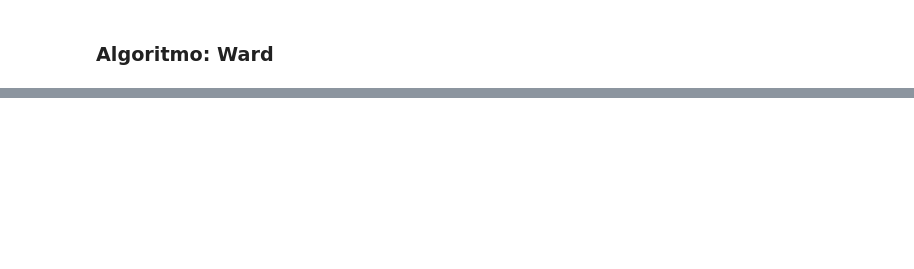
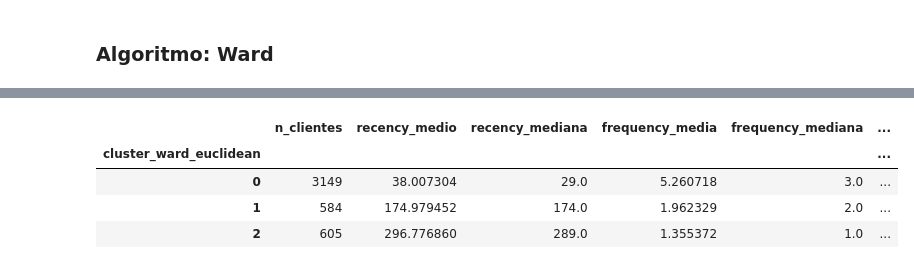
Before and after one commit to JaneOliveira/clustering-client-segmentation-tcc, a Jupyter notebook: notebooks/ExperimentoDatasetRetailOnline.ipynb, the cells around one changed output, grey strips where cells are left out. Cells and saved outputs as stored; diff of their text form; code cells hidden in the pictures; blank space fills up the shorter version.

```diff
--- a/notebooks/ExperimentoDatasetRetailOnline.ipynb
+++ b/notebooks/ExperimentoDatasetRetailOnline.ipynb
@@ -1226,0 +1258,34 @@ ward_euc.plot_dendrogram(truncate_mode='lastp', p=20)
+# %%
+cluster_profile_ward_euclidean = (
+    rfm_ward
+    .groupby(f"cluster_ward_euclidean")
+    .agg(
+        n_clientes=("Recency", "size"),
+        recency_medio=("Recency", "mean"),
+        recency_mediana=("Recency", "median"),
+        frequency_media=("Frequency", "mean"),
+        frequency_mediana=("Frequency", "median"),
+        monetary_medio=("Monetary", "mean"),
+        monetary_mediana=("Monetary", "median"),
+        faturamento_total=("Monetary", "sum"),
+    )
+    .sort_values("monetary_medio", ascending=False)
+)
+
+cluster_profile_ward_euclidean["perc_clientes"] = (
+    cluster_profile_ward_euclidean["n_clientes"]
+    / cluster_profile_ward_euclidean["n_clientes"].sum()
+)
+
+cluster_profile_ward_euclidean["perc_faturamento"] = (
+    cluster_profile_ward_euclidean["faturamento_total"]
+    / cluster_profile_ward_euclidean["faturamento_total"].sum()
+)
+
+cluster_profile_ward_euclidean
+# %% [output]
+|  | n_clientes | recency_medio | recency_mediana | frequency_media | frequency_mediana | ... |
+| cluster_ward_euclidean |  |  |  |  |  | ... |
+| 0 | 3149 | 38.007304 | 29.0 | 5.260718 | 3.0 | ... |
+| 1 | 584 | 174.979452 | 174.0 | 1.962329 | 2.0 | ... |
+| 2 | 605 | 296.776860 | 289.0 | 1.355372 | 1.0 | ... |
```
Also changed, not shown: parts of 12 cells of this notebook.
